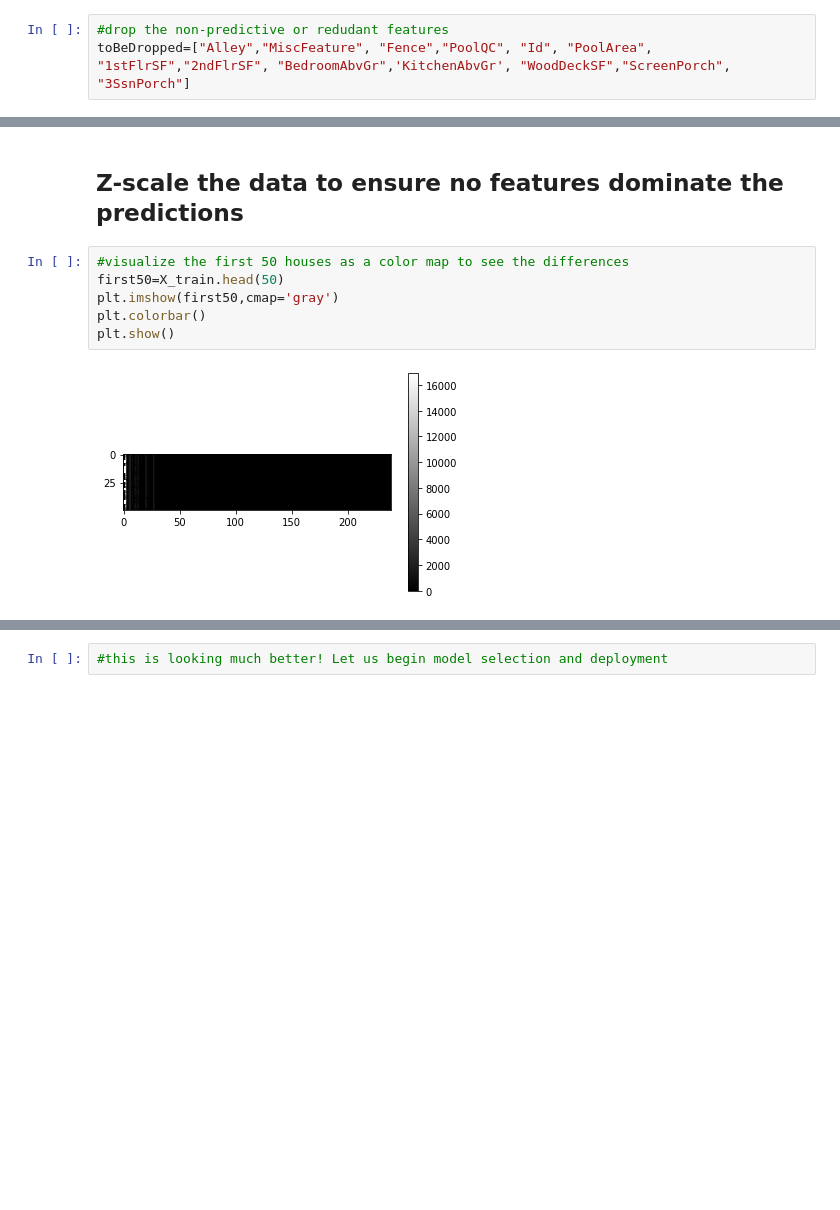
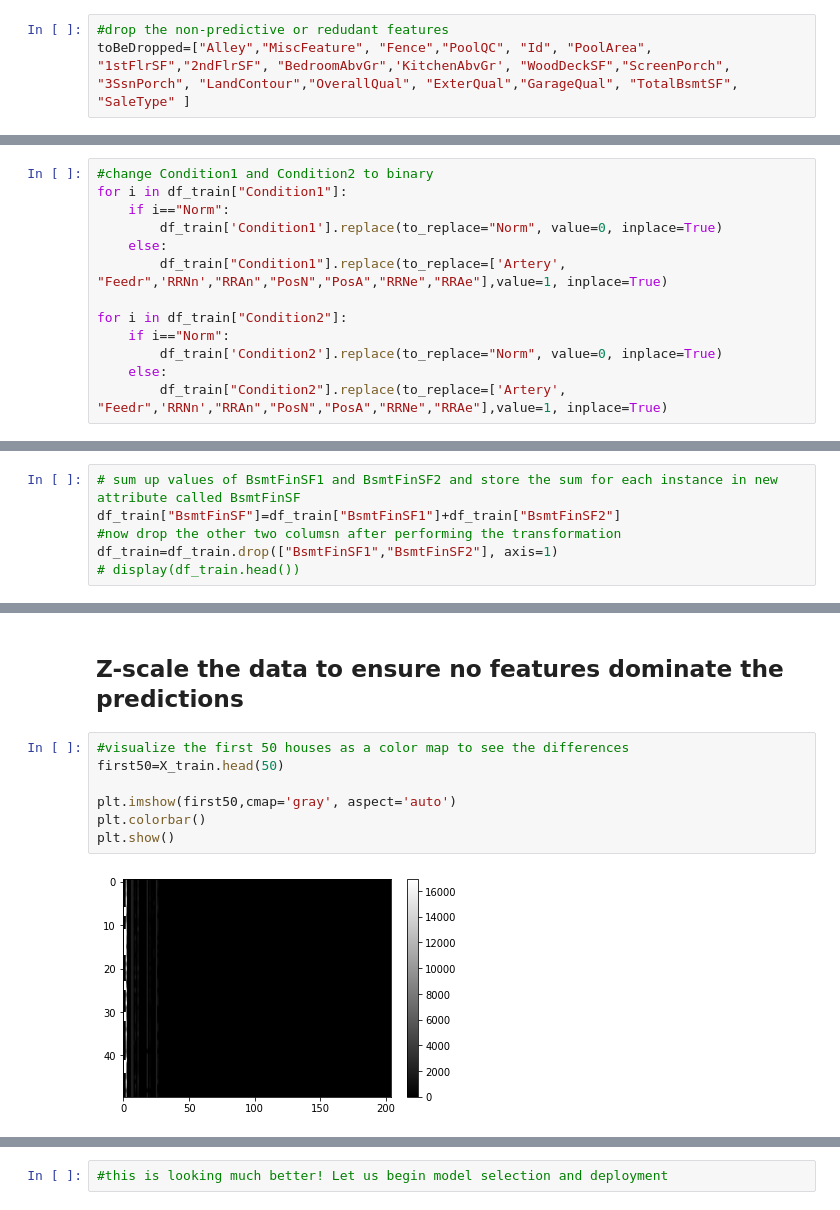
Before and after one commit to sofiapasquini/Cs9860A-Final-Project, a Jupyter notebook: CS9860A_Final_Project_Pasquini_Tondro.ipynb, the cells around one changed output, grey strips where cells are left out. Saved outputs shown, nothing was run; the diff lists cells and outputs as text; blank space fills up the shorter version.

Commit message:
Add files via upload
finished cleaning data (tentatively), split training data into training and validation set

```diff
--- a/CS9860A_Final_Project_Pasquini_Tondro.ipynb
+++ b/CS9860A_Final_Project_Pasquini_Tondro.ipynb
@@ -98,4 +109,4 @@ One-Hot Encode:
 -All categorical features
 # %%
 #drop the non-predictive or redudant features
-toBeDropped=["Alley","MiscFeature", "Fence","PoolQC", "Id", "PoolArea", "1stFlrSF","2ndFlrSF", "BedroomAbvGr",'KitchenAbvGr', "WoodDeckSF","ScreenPorch", "3SsnPorch"]
+toBeDropped=["Alley","MiscFeature", "Fence","PoolQC", "Id", "PoolArea", "1stFlrSF","2ndFlrSF", "BedroomAbvGr",'KitchenAbvGr', "WoodDeckSF","ScreenPorch", "3SsnPorch", "LandContour","OverallQual", "ExterQual","GarageQual", "TotalBsmtSF", "SaleType" ]
@@ -101,0 +119,13 @@ toBeDropped=["Alley","MiscFeature", "Fence","PoolQC", "Id", "PoolArea", "1stFlrS
+# %%
+#change Condition1 and Condition2 to binary
+for i in df_train["Condition1"]:
+    if i=="Norm":
+        df_train['Condition1'].replace(to_replace="Norm", value=0, inplace=True)
+    else:
+        df_train["Condition1"].replace(to_replace=['Artery', "Feedr",'RRNn',"RRAn","PosN","PosA","RRNe","RRAe"],value=1, inplace=True)
+
+for i in df_train["Condition2"]:
+    if i=="Norm":
+        df_train['Condition2'].replace(to_replace="Norm", value=0, inplace=True)
+    else:
+        df_train["Condition2"].replace(to_replace=['Artery', "Feedr",'RRNn',"RRAn","PosN","PosA","RRNe","RRAe"],value=1, inplace=True)
@@ -102,3 +147,9 @@ toBeDropped=["Alley","MiscFeature", "Fence","PoolQC", "Id", "PoolArea", "1stFlrS
+# %%
+# sum up values of BsmtFinSF1 and BsmtFinSF2 and store the sum for each instance in new attribute called BsmtFinSF
+df_train["BsmtFinSF"]=df_train["BsmtFinSF1"]+df_train["BsmtFinSF2"]
+#now drop the other two columsn after performing the transformation
+df_train=df_train.drop(["BsmtFinSF1","BsmtFinSF2"], axis=1)
+# display(df_train.head())
 # %% [markdown]
 The features with null values:
 
@@ -199,11 +250,12 @@ y_train=df_train["SalePrice"]
 # %%
 #visualize the first 50 houses as a color map to see the differences
 first50=X_train.head(50)
-plt.imshow(first50,cmap='gray')
+
+plt.imshow(first50,cmap='gray', aspect='auto')
 plt.colorbar()
 plt.show()
 # %% [output]
-[figure, old version]
+[figure, new version]
 # %%
 # we should standardize as many of the observations are encoded (0 or 1) and a few which were not are very large relatively speaking
 scaler=StandardScaler(with_mean=True, with_std=True)
```
Also changed, not shown: parts of 11 cells of this notebook.
